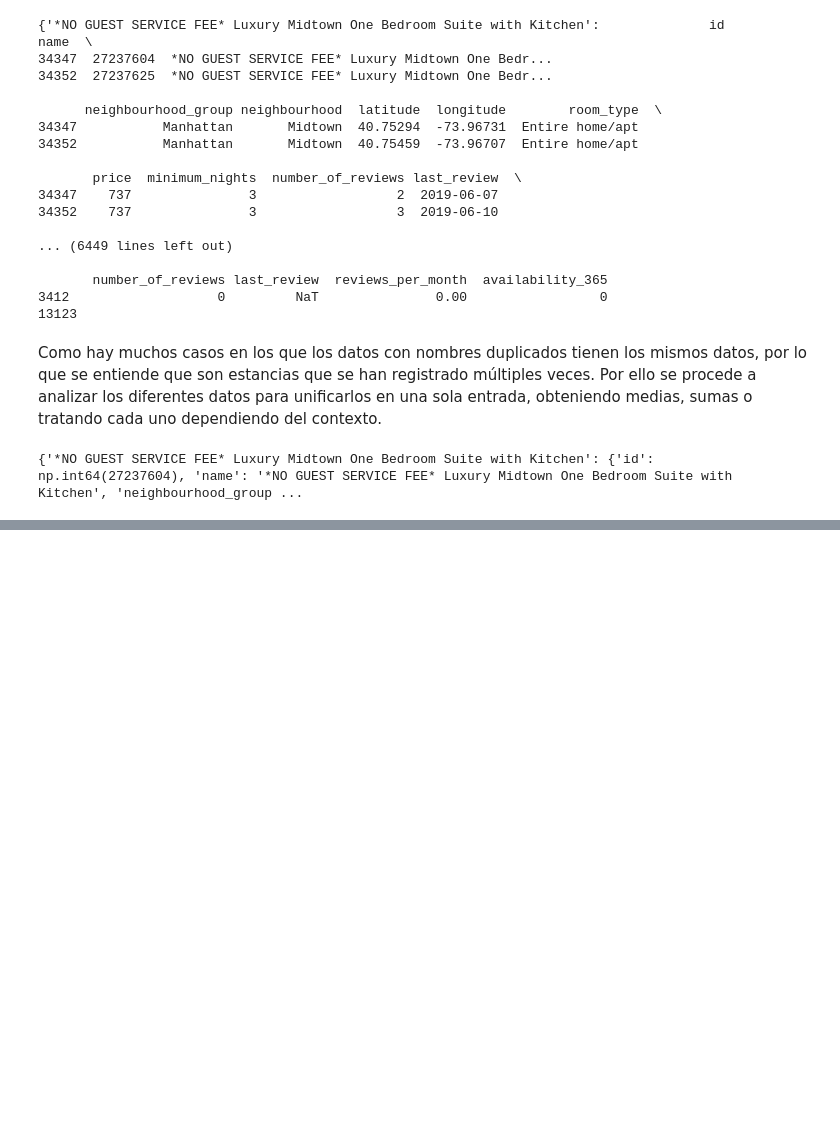
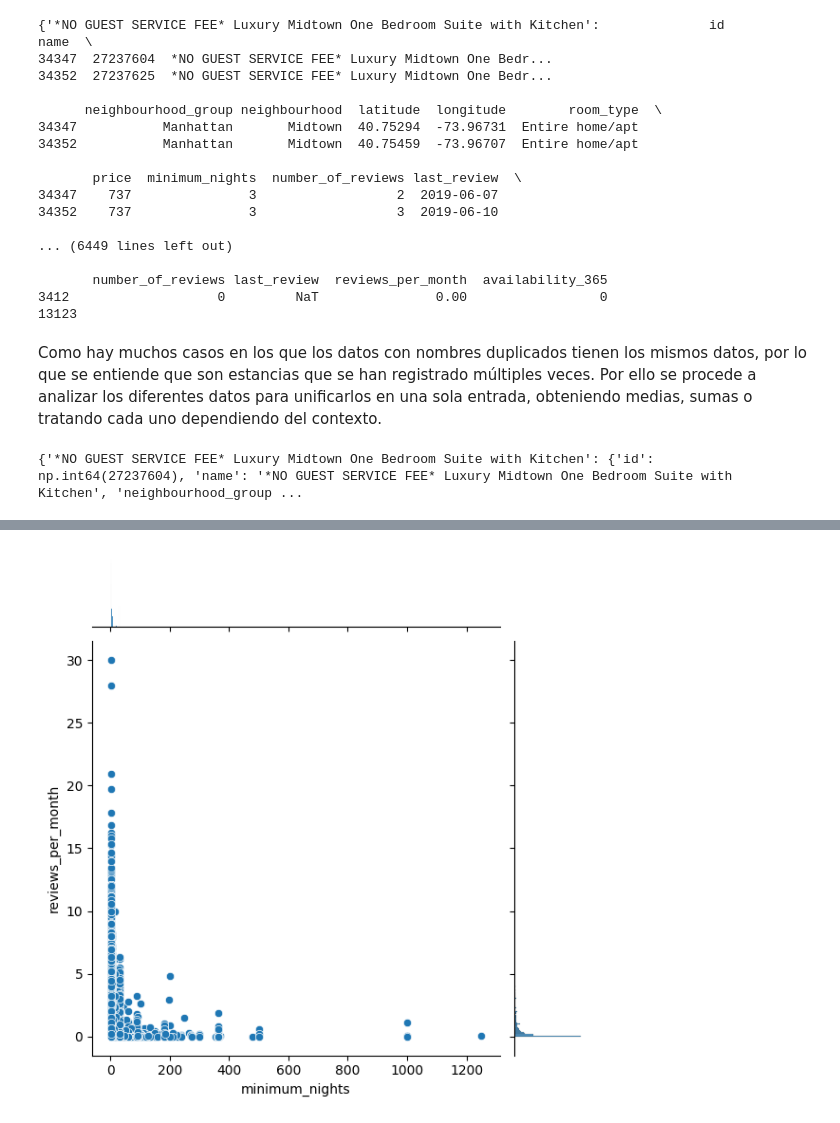
Before and after one commit to JCMiriam/get_data_from_songs, a Jupyter notebook: src/2-data-cleanup.ipynb, the cells around one changed output, grey strips where cells are left out. Drawn from its saved outputs; the diff is of its cells as text; code cells hidden in the pictures; blank space fills up the shorter version.

```diff
--- a/src/2-data-cleanup.ipynb
+++ b/src/2-data-cleanup.ipynb
@@ -308,0 +456,7 @@ Tras observar el análisis descriptivo podemos ver algunos valores atípicos:
+# %%
+main_df.loc[main_df['id'] == 32678719, 'reviews_per_month'] = 30.0
+# %%
+sns.jointplot(data=main_df, x="minimum_nights", y="reviews_per_month", kind="scatter")
+plt.show()
+# %% [output]
+[figure, added]
```
Also changed, not shown: parts of 17 cells of this notebook, 2 other files.
